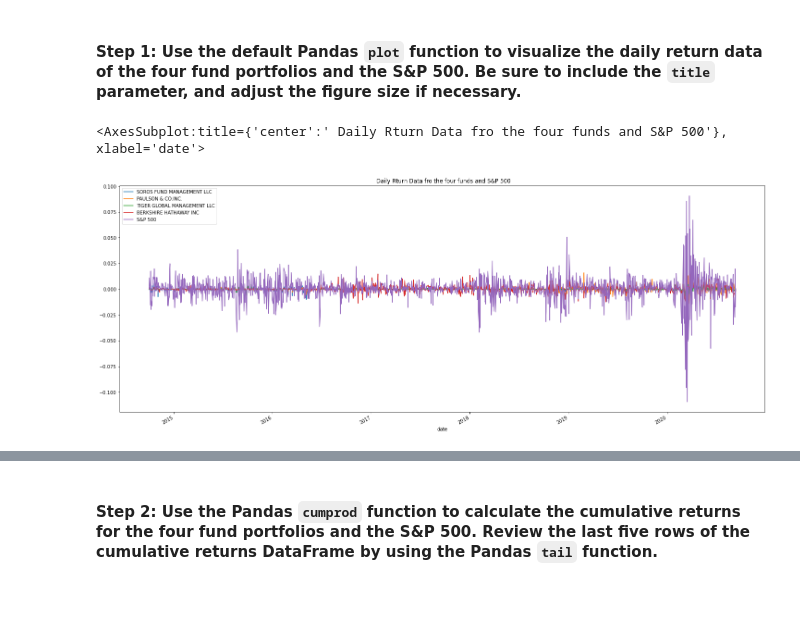
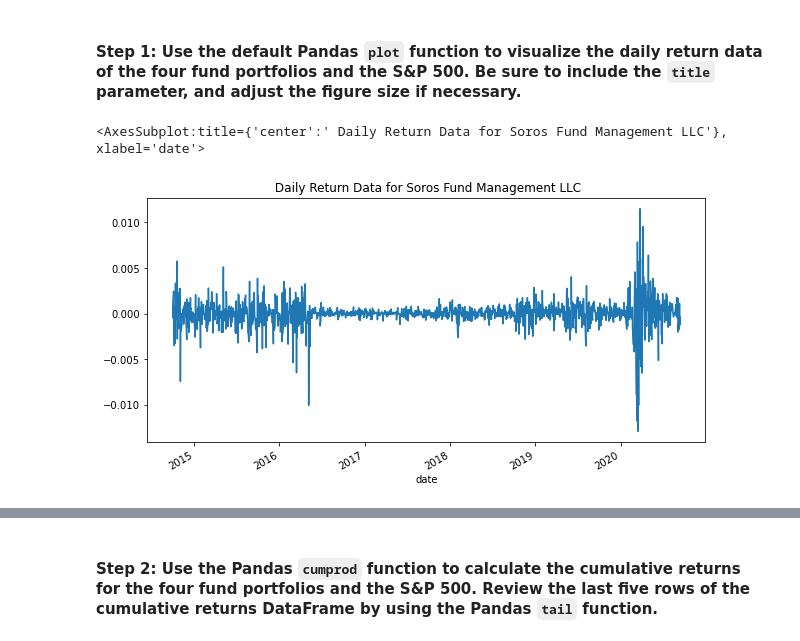
Before and after one commit to Abhishikaf/Risk_Return_Analysis, a Jupyter notebook: risk_return_analysis.ipynb, the cells around one changed output, grey strips where cells are left out. Drawn from its saved outputs; the diff is of its cells as text; code cells hidden in the pictures; blank space fills up the shorter version.

```diff
--- a/risk_return_analysis.ipynb
+++ b/risk_return_analysis.ipynb
@@ -154,7 +154,9 @@ Analyze the data to determine if any of the portfolios outperform the broader st
 # %%
 # Plot the daily return data of the 4 funds and the S&P 500
 # Inclue a title parameter and adjust the figure size
-whale_daily_returns.plot(figsize = (25, 10), title = " Daily Rturn Data fro the four funds and S&P 500")
+
+# Daily Return plot for Soros Fund Management LLC
+whale_daily_returns["SOROS FUND MANAGEMENT LLC"].plot(figsize = (10, 5), title = " Daily Return Data for Soros Fund Management LLC")
 # %% [output]
-<AxesSubplot:title={'center':' Daily Rturn Data fro the four funds and S&P 500'}, xlabel='date'>
+<AxesSubplot:title={'center':' Daily Return Data for Soros Fund Management LLC'}, xlabel='date'>
-[figure, old version]
+[figure, new version]
```
Also changed, not shown: parts of 6 cells of this notebook, 12 other files.
